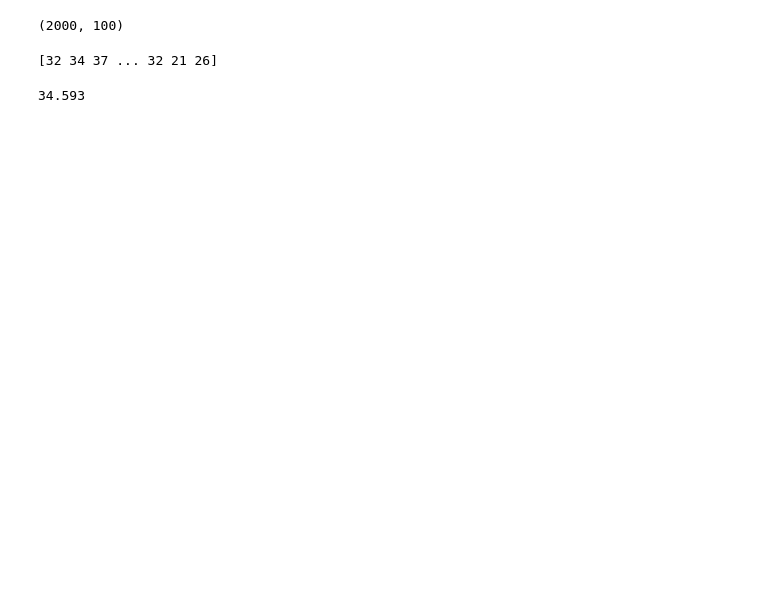
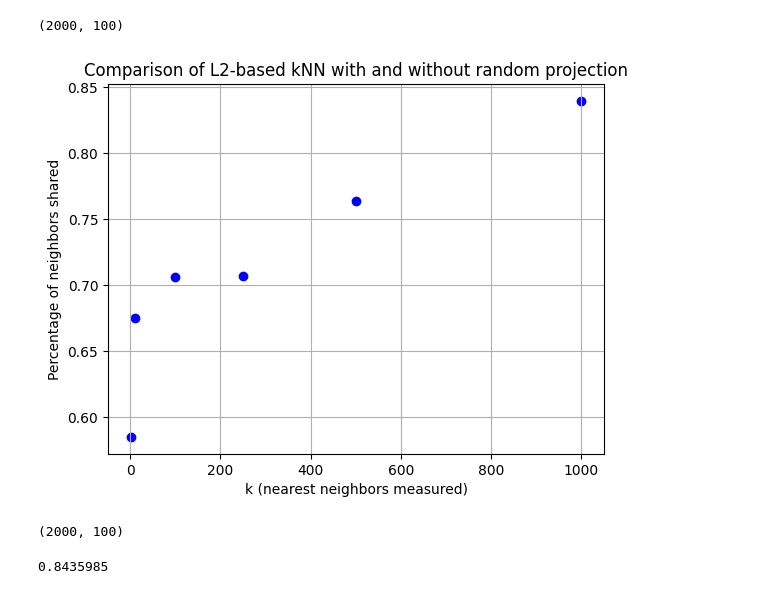
Before and after one commit to lucas-tucker/REU-2023, a Jupyter notebook: kNN_PCA_improvement.ipynb, the cells around one changed output. Drawn from its saved outputs; the diff is of its cells as text; code cells hidden in the pictures; blank space fills up the shorter version.

```diff
--- a/kNN_PCA_improvement.ipynb
+++ b/kNN_PCA_improvement.ipynb
@@ -49,16 +51,36 @@ for id, row in enumerate(X_tilde):
 # %%
-shared_elems_list = []
-for row, row_tilde in zip(k_nearest, k_nearest_rand):
-    set_1 = set(row)
-    set_2 = set(row_tilde)
-    shared_elem_count = len(set_1.intersection(set_2))
-    shared_elems_list.append(shared_elem_count)
-shared_elems = np.array(shared_elems_list)
-print(shared_elems) # ith element is ith row intersection count
+def shared_ratio(k_nearest1, k_nearest2):
+    shared_elems_list = []
+    for row, row_tilde in zip(k_nearest, k_nearest_rand):
+        set_1 = set(row)
+        set_2 = set(row_tilde)
+        shared_elem_count = len(set_1.intersection(set_2))
+        shared_elems_list.append(shared_elem_count)
+    shared_elems = np.array(shared_elems_list) # row-wise intersection counts
+    avg_shared = (1/m) * np.sum(shared_elems)
+    return (avg_shared / k)
-# %% [output]
-[32 34 37 ... 32 21 26]
-# %%
-avg_shared = (1/m) * np.sum(shared_elems)
-print(avg_shared)
-# %% [output]
-34.593
+# %%
+various_k = [1, 10, 100, 250, 500, 1000]
+outcomes = [0.585, 0.67545, 0.70608, 0.707156, 0.763373, 0.839542]
+# Data from prior trials
+
+plt.scatter(various_k, outcomes, marker = 'o', color = 'b')
+plt.xlabel('k (nearest neighbors measured)')
+plt.ylabel('Percentage of neighbors shared')
+plt.title('Comparison of L2-based kNN with and without random projection')
+plt.grid(True)
+plt.show()
+# %% [output]
+[figure, added]
+# %%
+pca = PCA(n_components=100)
+pca.fit(X)
+X_pca = pca.transform(X)
+X_pca.shape
+# %% [output]
+(2000, 100)
+# %%
+k_nearest_pca = calculate_k_nearest(X_pca)
+shared_ratio(k_nearest, k_nearest_pca) # PCA vs pixel-wise L2 comparison
+# %% [output]
+0.8435985
```
Also changed, not shown: parts of 6 cells of this notebook.
